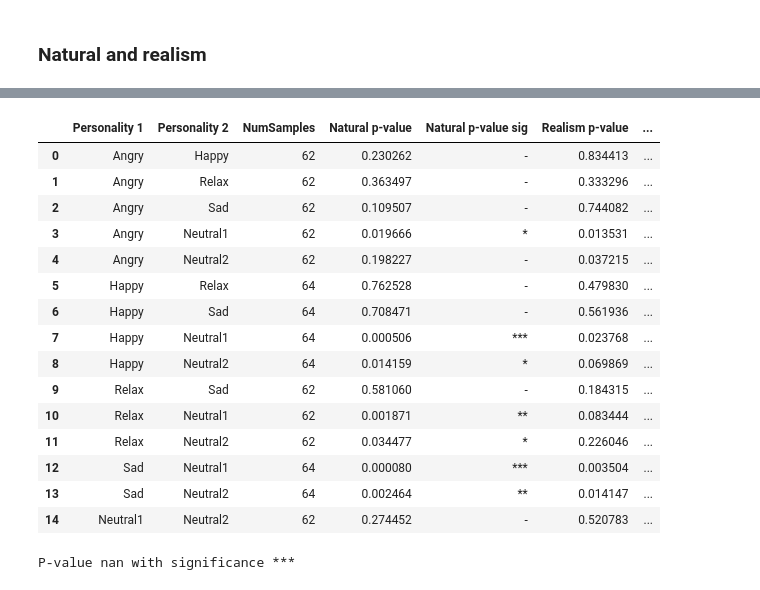
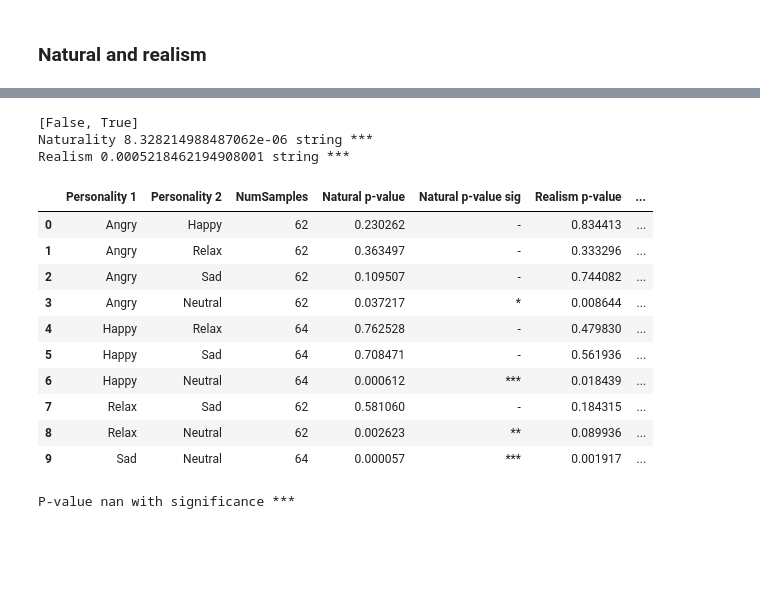
Before and after one commit to ASAPLableni/LableniBot, a Jupyter notebook: DataAnalysis/AnalysisQuestUpdate.ipynb, the cells around one changed output, grey strips where cells are left out. Cells and saved outputs as stored; diff of their text form; code cells hidden in the pictures; blank space fills up the shorter version.

```diff
--- a/DataAnalysis/AnalysisQuestUpdate.ipynb
+++ b/DataAnalysis/AnalysisQuestUpdate.ipynb
@@ -317,0 +332,11 @@ df_demo.to_csv(path_to_cuest + "PostProcessedCuest/DemographicPostProc.csv", sep
+# %%
+df_demo = pd.read_csv(path_to_cuest + "PostProcessedCuest/DemographicPostProc.csv", sep=";")
+idx_clean = []
+for i_us, us in df_demo["SubjectId"].to_dict().items():
+    if np.sum(np.array(subj_no_depress_list) == us) == 1:
+        idx_clean.append(i_us)
+    # else:
+        # print(us)
+# idx_clean = [i_us for i_us, us in enumerate(df_angry["Usuario"])]
+df_demo = df_demo.loc[idx_clean]
+print("Demo shape", df_demo.shape)
@@ -845,2 +887,6 @@ array(['USER_48_CB2', 'USER_47_CB2', 'USER_45_CB2', 'USER_43_CB2',
+# %%
+df_all_cuest["NewPersonality"] = df_all_cuest["Personality"]
+df_all_cuest["NewPersonality"] = df_all_cuest["NewPersonality"].replace({"Neutral1":"Neutral", "Neutral2":"Neutral"})
+df_all_cuest["Emotional"] = df_all_cuest["NewPersonality"] != "Neutral"
 # %%
 # Hacer tabla de esto.
@@ -869,47 +949,56 @@ Mean Sad Question2 = 4.8906 +/- 1.5724 ; Median = 5.0 ; Min. =  1.0 ; Max. =  7.
+# %%
+print([g for g, df_g in df_all_cuest.groupby("Emotional")])
+
+group_list = [df_g["Question1"].dropna().tolist() for g, df_g in df_all_cuest.groupby("Emotional")]
+_, pvalue = sp.stats.mannwhitneyu(*group_list)
+print("Naturality", pvalue, "string", aute.get_p_string(pvalue))
+
+group_list = [df_g["Question2"].dropna().tolist() for g, df_g in df_all_cuest.groupby("Emotional")]
+_, pvalue = sp.stats.mannwhitneyu(*group_list)
+print("Realism", pvalue, "string", aute.get_p_string(pvalue))
+# %% [output]
+[False, True]
+Naturality 8.328214988487062e-06 string ***
+Realism 0.0005218462194908001 string ***
 # %%
 results_subject_list = []
-for i_p1, p1 in enumerate(df_all_cuest["Personality"].unique()[:-1]):
-    for p2 in df_all_cuest["Personality"].unique()[(i_p1+1):]:
+for i_p1, p1 in enumerate(df_all_cuest["NewPersonality"].unique()[:-1]):
+    for p2 in df_all_cuest["NewPersonality"].unique()[(i_p1+1):]:
         # print("Personality", p1, p2)
 
-        x1 = (df_all_cuest[df_all_cuest["Personality"] == p1]["Question1"]).dropna()
-        x2 = (df_all_cuest[df_all_cuest["Personality"] == p2]["Question1"]).dropna()
+        x1 = (df_all_cuest[df_all_cuest["NewPersonality"] == p1]["Question1"]).dropna()
+        x2 = (df_all_cuest[df_all_cuest["NewPersonality"] == p2]["Question1"]).dropna()
 
-        _, p_value_valencia = sp.stats.mannwhitneyu(x1, x2)
+        _, p_value_valencia = sp.stats.kruskal(x1, x2)
 
-        x1 = (df_all_cuest[df_all_cuest["Personality"] == p1]["Question2"]).dropna().astype(np.int16)
-        x2 = (df_all_cuest[df_all_cuest["Personality"] == p2]["Question2"]).dropna().astype(np.int16)
+        x1 = (df_all_cuest[df_all_cuest["NewPersonality"] == p1]["Question2"]).dropna().astype(np.int16)
+        x2 = (df_all_cuest[df_all_cuest["NewPersonality"] == p2]["Question2"]).dropna().astype(np.int16)
 
-        _, p_value_arousal = sp.stats.mannwhitneyu(x1, x2)
+        _, p_value_arousal = sp.stats.kruskal(x1, x2)
 
-        results_subject_list.append({
+        results_subject_lrellist.append({
             "Personality 1": p1,
             "Personality 2": p2,
             "NumSamples": len(x1),
             "Natural p-value": p_value_valencia,
             "Natural p-value sig": aute.get_p_string(p_value_valencia),
             "Realism p-value": p_value_arousal,
             "Realism p-value sig": aute.get_p_string(p_value_arousal),
         })
 
 pd.DataFrame(results_subject_list)
 # %% [output]
 |  | Personality 1 | Personality 2 | NumSamples | Natural p-value | Natural p-value sig | Realism p-value | ... |
 | 0 | Angry | Happy | 62 | 0.230262 | - | 0.834413 | ... |
 | 1 | Angry | Relax | 62 | 0.363497 | - | 0.333296 | ... |
 | 2 | Angry | Sad | 62 | 0.109507 | - | 0.744082 | ... |
-| 3 | Angry | Neutral1 | 62 | 0.019666 | * | 0.013531 | ... |
-| 4 | Angry | Neutral2 | 62 | 0.198227 | - | 0.037215 | ... |
-| 5 | Happy | Relax | 64 | 0.762528 | - | 0.479830 | ... |
-| 6 | Happy | Sad | 64 | 0.708471 | - | 0.561936 | ... |
-| 7 | Happy | Neutral1 | 64 | 0.000506 | *** | 0.023768 | ... |
-| 8 | Happy | Neutral2 | 64 | 0.014159 | * | 0.069869 | ... |
-| 9 | Relax | Sad | 62 | 0.581060 | - | 0.184315 | ... |
-| 10 | Relax | Neutral1 | 62 | 0.001871 | ** | 0.083444 | ... |
-| 11 | Relax | Neutral2 | 62 | 0.034477 | * | 0.226046 | ... |
-| 12 | Sad | Neutral1 | 64 | 0.000080 | *** | 0.003504 | ... |
-| 13 | Sad | Neutral2 | 64 | 0.002464 | ** | 0.014147 | ... |
-| 14 | Neutral1 | Neutral2 | 62 | 0.274452 | - | 0.520783 | ... |
+| 3 | Angry | Neutral | 62 | 0.037217 | * | 0.008644 | ... |
+| 4 | Happy | Relax | 64 | 0.762528 | - | 0.479830 | ... |
+| 5 | Happy | Sad | 64 | 0.708471 | - | 0.561936 | ... |
+| 6 | Happy | Neutral | 64 | 0.000612 | *** | 0.018439 | ... |
+| 7 | Relax | Sad | 62 | 0.581060 | - | 0.184315 | ... |
+| 8 | Relax | Neutral | 62 | 0.002623 | ** | 0.089936 | ... |
+| 9 | Sad | Neutral | 64 | 0.000057 | *** | 0.001917 | ... |
 # %%
 aute.make_binary_plot(data=df_all_cuest,
                       x_feat="Personality", x_name="Personality",
```
Also changed, not shown: parts of 22 cells of this notebook, 2 other files.
